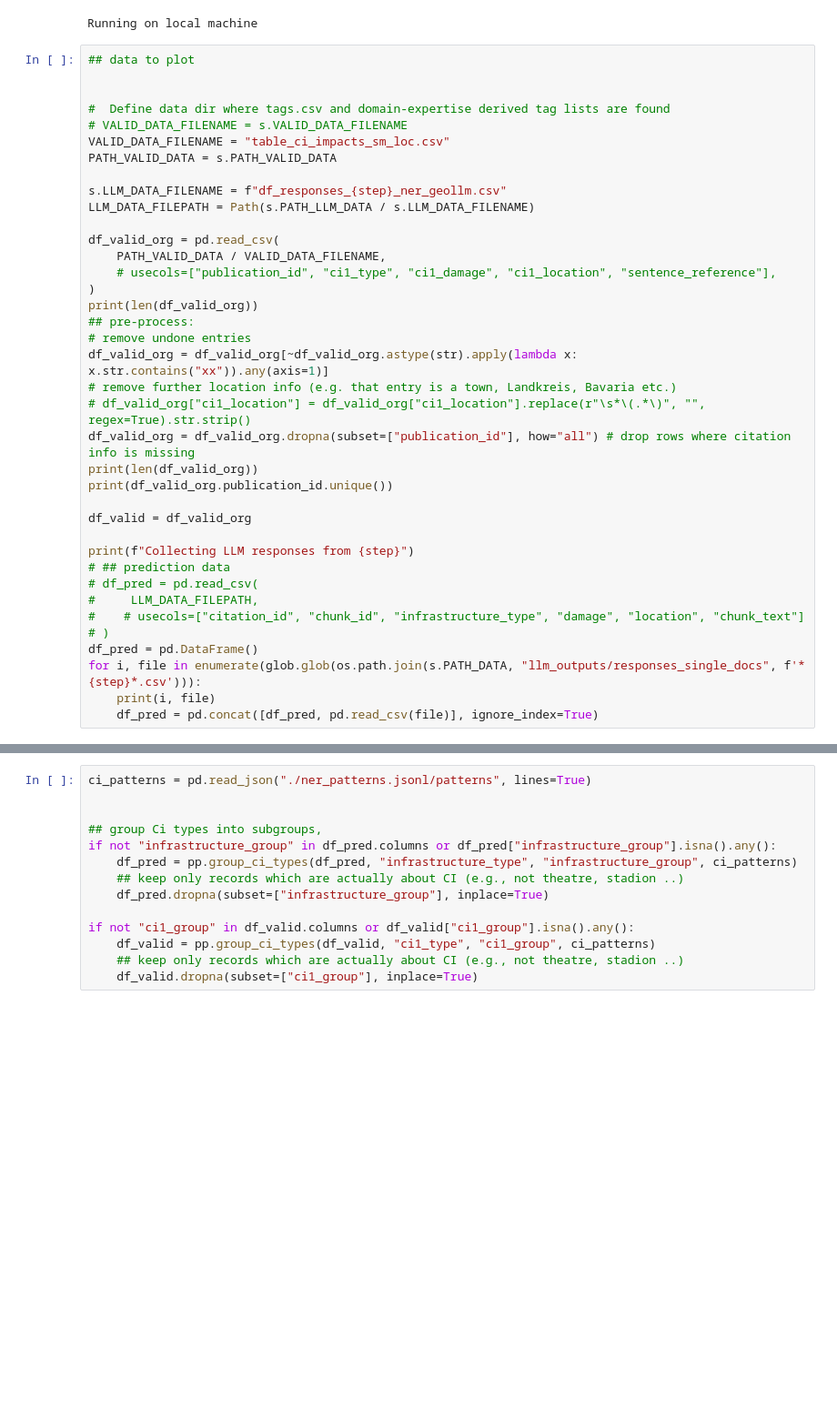
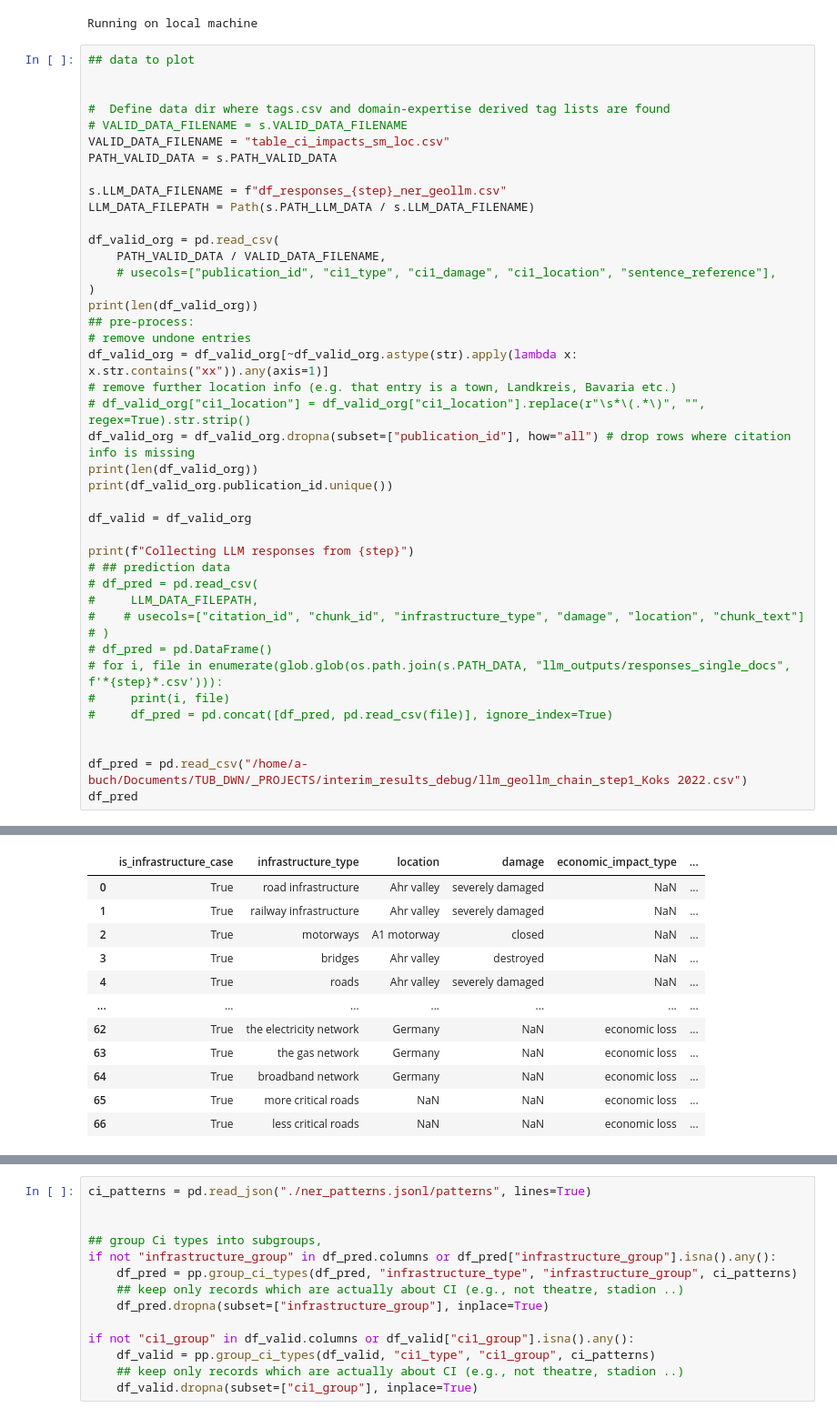
Before and after one commit to SWN-group-at-TU-Berlin/CI-impacts-information-retrieval, a Jupyter notebook: notebooks/figures.ipynb, the cells around one changed output, grey strips where cells are left out. Shown at 91% size. Cells and saved outputs as stored; diff of their text form; blank space fills up the shorter version.

```diff
--- a/notebooks/figures.ipynb
+++ b/notebooks/figures.ipynb
@@ -83,10 +83,14 @@ print(f"Collecting LLM responses from {step}")
 #     LLM_DATA_FILEPATH,
 #    # usecols=["citation_id", "chunk_id", "infrastructure_type", "damage", "location", "chunk_text"]
 # )
-df_pred = pd.DataFrame()
-for i, file in enumerate(glob.glob(os.path.join(s.PATH_DATA, "llm_outputs/responses_single_docs", f'*{step}*.csv'))):
-    print(i, file)
-    df_pred = pd.concat([df_pred, pd.read_csv(file)], ignore_index=True)
+# df_pred = pd.DataFrame()
+# for i, file in enumerate(glob.glob(os.path.join(s.PATH_DATA, "llm_outputs/responses_single_docs", f'*{step}*.csv'))):
+#     print(i, file)
+#     df_pred = pd.concat([df_pred, pd.read_csv(file)], ignore_index=True)
+
+
+df_pred = pd.read_csv("/home/a-buch/Documents/TUB_DWN/_PROJECTS/interim_results_debug/llm_geollm_chain_step1_Koks 2022.csv")
+df_pred
 # %% [output]
 170
 142
@@ -107,0 +113,12 @@ for i, file in enumerate(glob.glob(os.path.join(s.PATH_DATA, "llm_outputs/respon
+|  | is_infrastructure_case | infrastructure_type | location | damage | economic_impact_type | ... |
+| 0 | True | road infrastructure | Ahr valley | severely damaged | NaN | ... |
+| 1 | True | railway infrastructure | Ahr valley | severely damaged | NaN | ... |
+| 2 | True | motorways | A1 motorway | closed | NaN | ... |
+| 3 | True | bridges | Ahr valley | destroyed | NaN | ... |
+| 4 | True | roads | Ahr valley | severely damaged | NaN | ... |
+| ... | ... | ... | ... | ... | ... | ... |
+| 62 | True | the electricity network | Germany | NaN | economic loss | ... |
+| 63 | True | the gas network | Germany | NaN | economic loss | ... |
+| 64 | True | broadband network | Germany | NaN | economic loss | ... |
+| 65 | True | more critical roads | NaN | NaN | economic loss | ... |
+| 66 | True | less critical roads | NaN | NaN | economic loss | ... |
```
Also changed, not shown: parts of 27 cells of this notebook, 2 other files.
